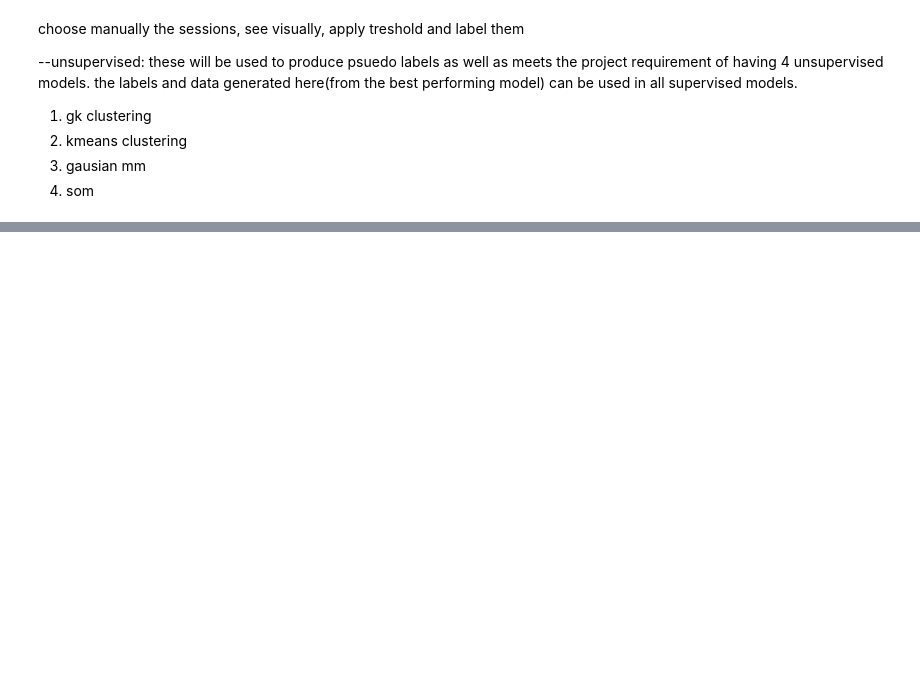
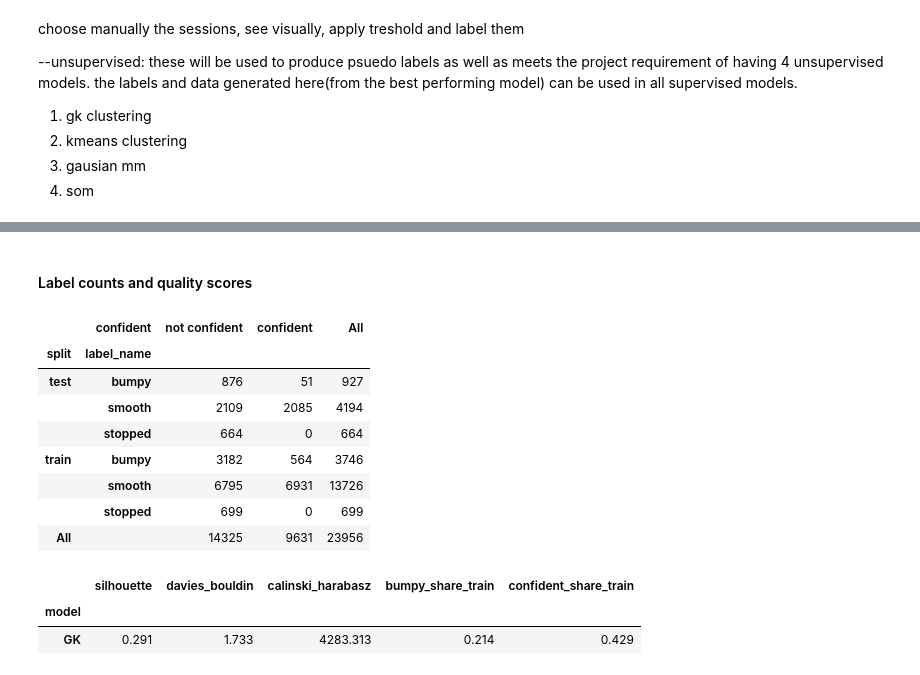
Before and after one commit to SaloneeSurve/DataAnalysis-Binary-Classification, a Jupyter notebook: GMA_pipeline.ipynb, the cells around one changed output, grey strips where cells are left out. Saved outputs shown, nothing was run; the diff lists cells and outputs as text; code cells hidden in the pictures; blank space fills up the shorter version.

```diff
--- a/GMA_pipeline.ipynb
+++ b/GMA_pipeline.ipynb
@@ -1150,0 +1597,19 @@ choose manually the sessions, see visually, apply treshold and label them
+# %% [markdown]
+#### Label counts and quality scores
+# %%
+display(pd.crosstab([labels_gk["split"], labels_gk["label_name"]], labels_gk["confident"],
+                    margins=True).rename(columns={False: "not confident", True: "confident"}))
+pd.DataFrame([score_clustering("GK", X_train, gk.labels_, labels_gk)]).set_index("model").round(3)
+# %% [output]
+|  | confident | not confident | confident | All |
+| split | label_name |  |  |  |
+| test | bumpy | 876 | 51 | 927 |
+|  | smooth | 2109 | 2085 | 4194 |
+|  | stopped | 664 | 0 | 664 |
+| train | bumpy | 3182 | 564 | 3746 |
+|  | smooth | 6795 | 6931 | 13726 |
+|  | stopped | 699 | 0 | 699 |
+| All |  | 14325 | 9631 | 23956 |
+|  | silhouette | davies_bouldin | calinski_harabasz | bumpy_share_train | confident_share_train |
+| model |  |  |  |  |  |
+| GK | 0.291 | 1.733 | 4283.313 | 0.214 | 0.429 |
```
Also changed, not shown: parts of 18 cells of this notebook.
